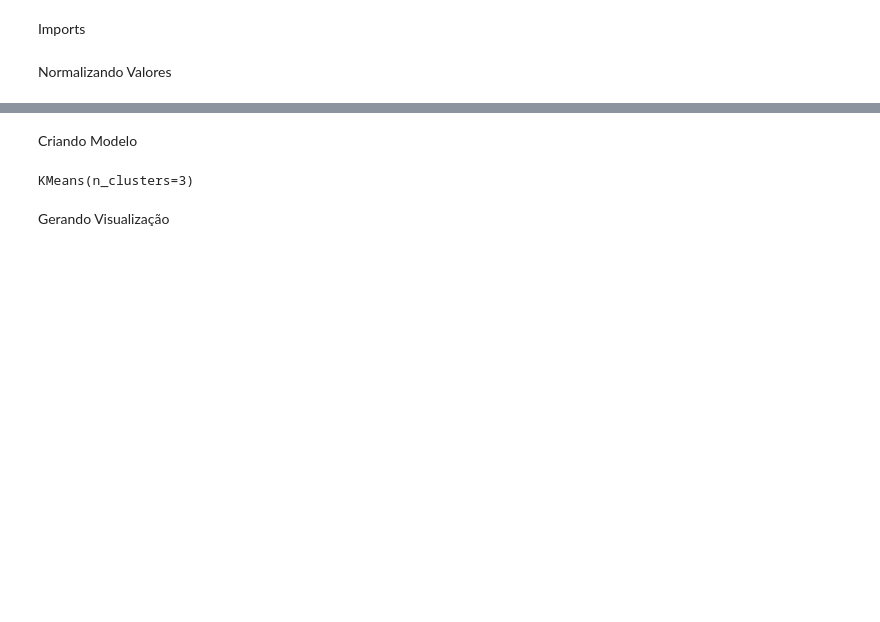
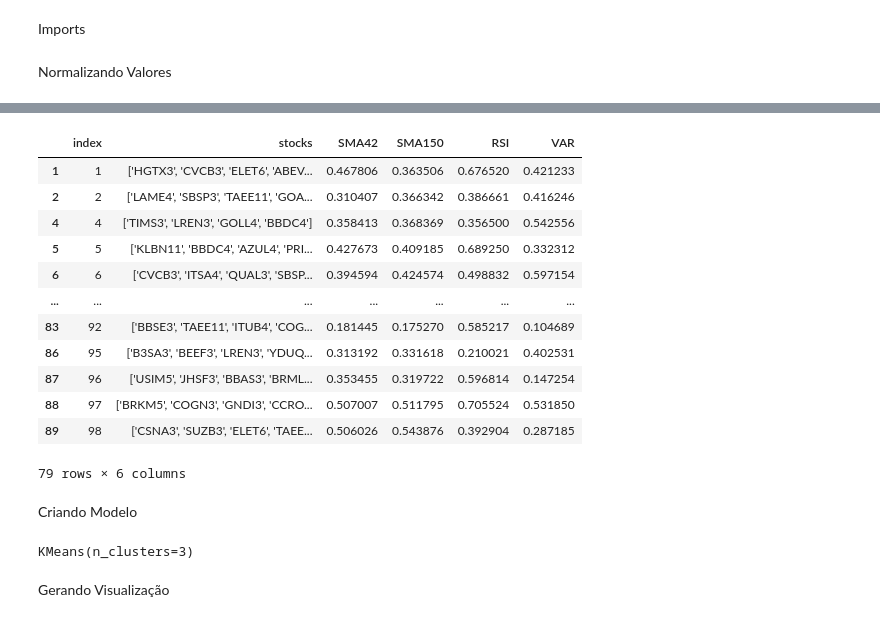
Before and after one commit to sslp23/investai, a Jupyter notebook: kmeans.ipynb, the cells around one changed output, grey strips where cells are left out. Cells and saved outputs as stored; diff of their text form; code cells hidden in the pictures; blank space fills up the shorter version.

```diff
--- a/kmeans.ipynb
+++ b/kmeans.ipynb
@@ -35,3 +57,22 @@ df_simple.describe()
+# %%
+df_simple = df_simple[df_simple['outlier'] == 1]
+df = df[df['outlier'] == 1]
+df_simple.drop(columns=['outlier'])
+df.drop(columns=['outlier'])
+# %% [output]
+|  | index | stocks | SMA42 | SMA150 | RSI | VAR |
+| 1 | 1 | ['HGTX3', 'CVCB3', 'ELET6', 'ABEV... | 0.467806 | 0.363506 | 0.676520 | 0.421233 |
+| 2 | 2 | ['LAME4', 'SBSP3', 'TAEE11', 'GOA... | 0.310407 | 0.366342 | 0.386661 | 0.416246 |
+| 4 | 4 | ['TIMS3', 'LREN3', 'GOLL4', 'BBDC4'] | 0.358413 | 0.368369 | 0.356500 | 0.542556 |
+| 5 | 5 | ['KLBN11', 'BBDC4', 'AZUL4', 'PRI... | 0.427673 | 0.409185 | 0.689250 | 0.332312 |
+| 6 | 6 | ['CVCB3', 'ITSA4', 'QUAL3', 'SBSP... | 0.394594 | 0.424574 | 0.498832 | 0.597154 |
+| ... | ... | ... | ... | ... | ... | ... |
+| 83 | 92 | ['BBSE3', 'TAEE11', 'ITUB4', 'COG... | 0.181445 | 0.175270 | 0.585217 | 0.104689 |
+| 86 | 95 | ['B3SA3', 'BEEF3', 'LREN3', 'YDUQ... | 0.313192 | 0.331618 | 0.210021 | 0.402531 |
+| 87 | 96 | ['USIM5', 'JHSF3', 'BBAS3', 'BRML... | 0.353455 | 0.319722 | 0.596814 | 0.147254 |
+| 88 | 97 | ['BRKM5', 'COGN3', 'GNDI3', 'CCRO... | 0.507007 | 0.511795 | 0.705524 | 0.531850 |
+| 89 | 98 | ['CSNA3', 'SUZB3', 'ELET6', 'TAEE... | 0.506026 | 0.543876 | 0.392904 | 0.287185 |
+79 rows × 6 columns
 # %% [markdown]
 Criando Modelo
 # %%
```
Also changed, not shown: parts of 12 cells of this notebook.
